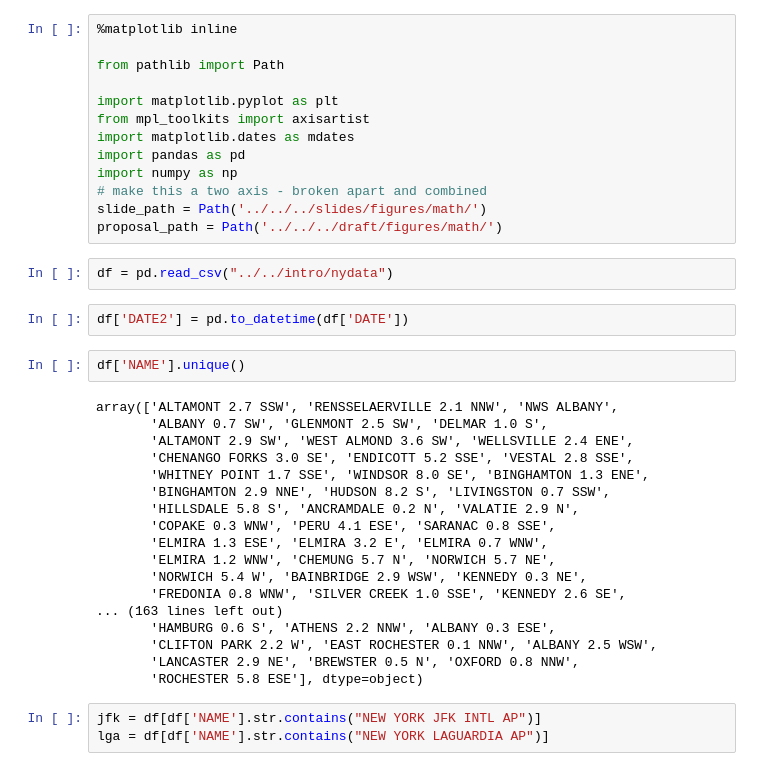
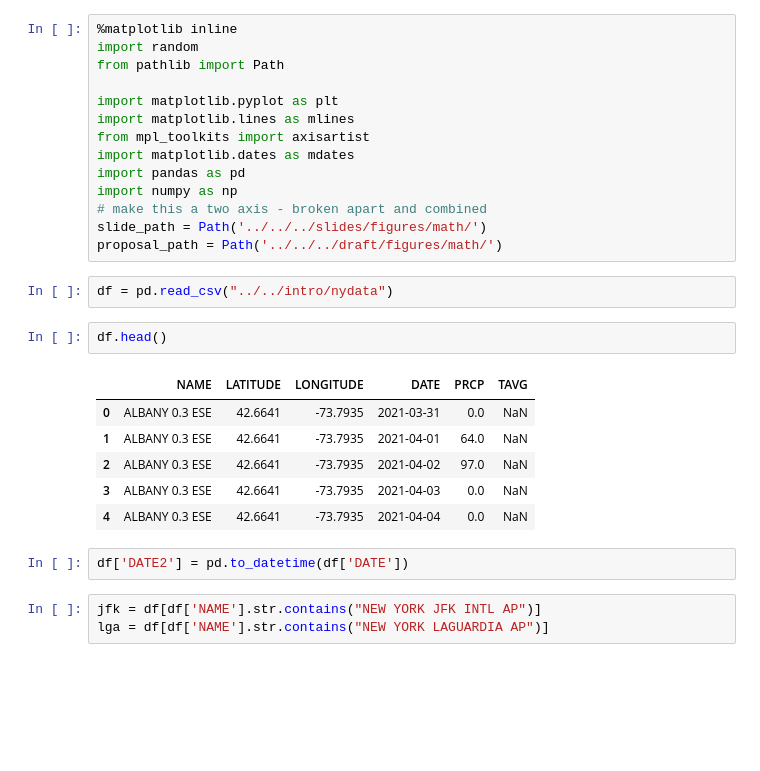
Before and after one commit to story645/proposal, a Jupyter notebook: figures/math/code/exploding.ipynb, the cells around one changed output. Cells and saved outputs as stored; diff of their text form; blank space fills up the shorter version.

```diff
--- a/figures/math/code/exploding.ipynb
+++ b/figures/math/code/exploding.ipynb
@@ -1,9 +1,10 @@
 # %%
 %matplotlib inline
-
+import random
 from pathlib import Path
 
 import matplotlib.pyplot as plt
+import matplotlib.lines as mlines
 from mpl_toolkits import axisartist
 import matplotlib.dates as mdates
 import pandas as pd
@@ -13,28 +14,17 @@ slide_path = Path('../../../slides/figures/math/')
 proposal_path = Path('../../../draft/figures/math/')
 # %%
 df = pd.read_csv("../../intro/nydata")
+# %%
+df.head()
+# %% [output]
+|  | NAME | LATITUDE | LONGITUDE | DATE | PRCP | TAVG |
+| 0 | ALBANY 0.3 ESE | 42.6641 | -73.7935 | 2021-03-31 | 0.0 | NaN |
+| 1 | ALBANY 0.3 ESE | 42.6641 | -73.7935 | 2021-04-01 | 64.0 | NaN |
+| 2 | ALBANY 0.3 ESE | 42.6641 | -73.7935 | 2021-04-02 | 97.0 | NaN |
+| 3 | ALBANY 0.3 ESE | 42.6641 | -73.7935 | 2021-04-03 | 0.0 | NaN |
+| 4 | ALBANY 0.3 ESE | 42.6641 | -73.7935 | 2021-04-04 | 0.0 | NaN |
 # %%
 df['DATE2'] = pd.to_datetime(df['DATE'])
-# %%
-df['NAME'].unique()
-# %% [output]
-array(['ALTAMONT 2.7 SSW', 'RENSSELAERVILLE 2.1 NNW', 'NWS ALBANY',
-       'ALBANY 0.7 SW', 'GLENMONT 2.5 SW', 'DELMAR 1.0 S',
-       'ALTAMONT 2.9 SW', 'WEST ALMOND 3.6 SW', 'WELLSVILLE 2.4 ENE',
-       'CHENANGO FORKS 3.0 SE', 'ENDICOTT 5.2 SSE', 'VESTAL 2.8 SSE',
-       'WHITNEY POINT 1.7 SSE', 'WINDSOR 8.0 SE', 'BINGHAMTON 1.3 ENE',
-       'BINGHAMTON 2.9 NNE', 'HUDSON 8.2 S', 'LIVINGSTON 0.7 SSW',
-       'HILLSDALE 5.8 S', 'ANCRAMDALE 0.2 N', 'VALATIE 2.9 N',
-       'COPAKE 0.3 WNW', 'PERU 4.1 ESE', 'SARANAC 0.8 SSE',
-       'ELMIRA 1.3 ESE', 'ELMIRA 3.2 E', 'ELMIRA 0.7 WNW',
-       'ELMIRA 1.2 WNW', 'CHEMUNG 5.7 N', 'NORWICH 5.7 NE',
-       'NORWICH 5.4 W', 'BAINBRIDGE 2.9 WSW', 'KENNEDY 0.3 NE',
-       'FREDONIA 0.8 WNW', 'SILVER CREEK 1.0 SSE', 'KENNEDY 2.6 SE',
-... (163 lines left out)
-       'HAMBURG 0.6 S', 'ATHENS 2.2 NNW', 'ALBANY 0.3 ESE',
-       'CLIFTON PARK 2.2 W', 'EAST ROCHESTER 0.1 NNW', 'ALBANY 2.5 WSW',
-       'LANCASTER 2.9 NE', 'BREWSTER 0.5 N', 'OXFORD 0.8 NNW',
-       'ROCHESTER 5.8 ESE'], dtype=object)
 # %%
 jfk = df[df['NAME'].str.contains("NEW YORK JFK INTL AP")]
 lga = df[df['NAME'].str.contains("NEW YORK LAGUARDIA AP")]
```
Also changed, not shown: parts of 8 cells of this notebook, 2 other files.
